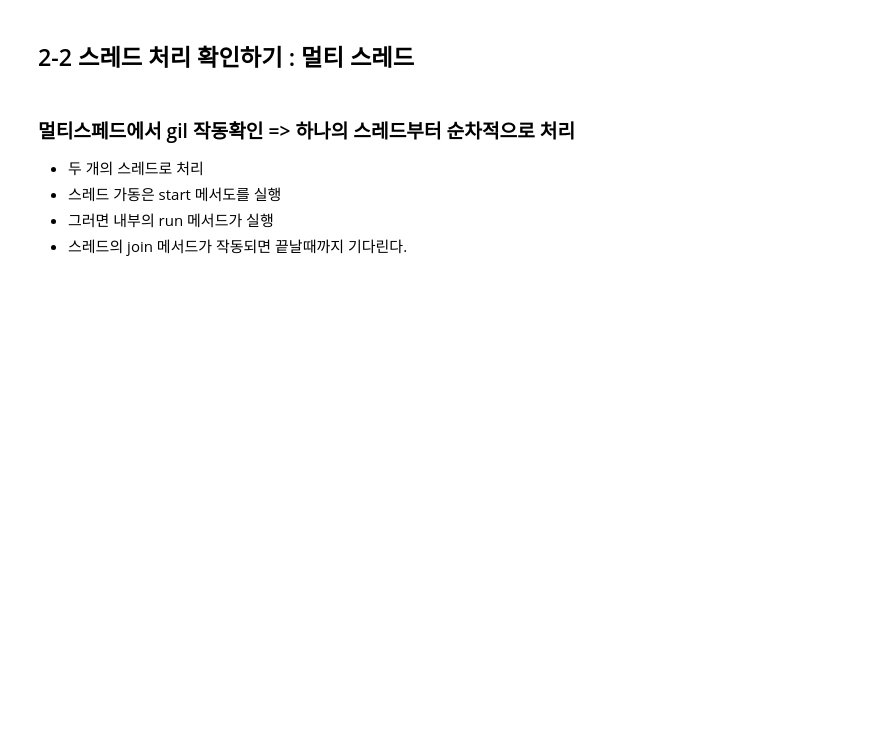
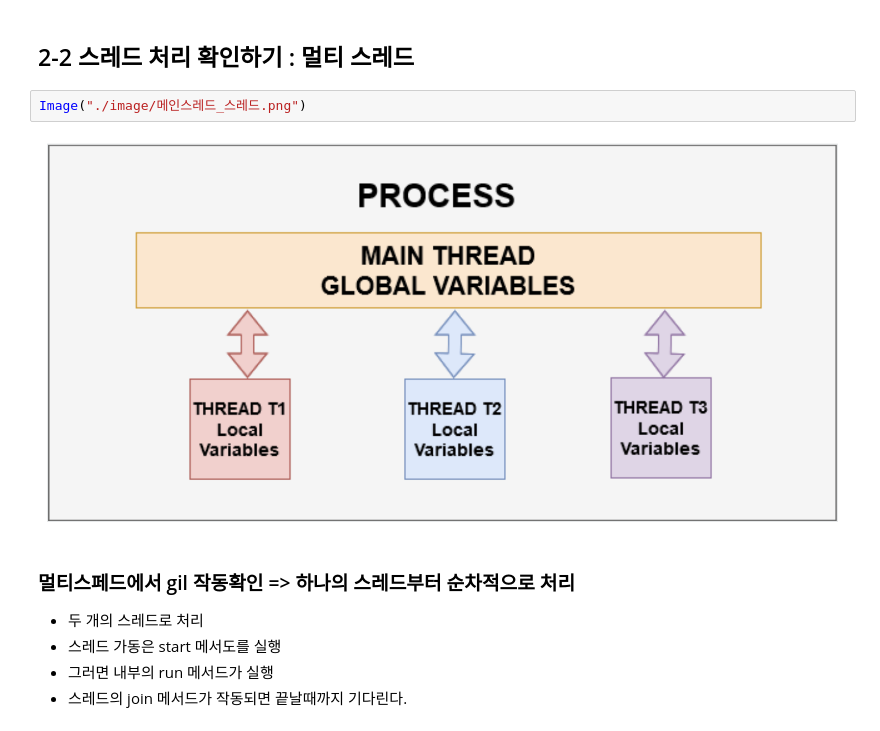
Before and after one commit to zerosum99/js_fluentpython_study, a Jupyter notebook: 2024_2월_2주차_동시성/1_1_동시성_mutlitheading_스레드 기초.ipynb, the cells around one changed output. Drawn from its saved outputs; the diff is of its cells as text; blank space fills up the shorter version.

```diff
--- a/2024_2월_2주차_동시성/1_1_동시성_mutlitheading_스레드 기초.ipynb
+++ b/2024_2월_2주차_동시성/1_1_동시성_mutlitheading_스레드 기초.ipynb
@@ -260,6 +260,10 @@ count : 1000000
 Single-threaded result: 0
 # %% [markdown]
 ## 2-2 스레드 처리 확인하기 : 멀티 스레드
+# %%
+Image("./image/메인스레드_스레드.png")
+# %% [output]
+[figure, added]
 # %% [markdown]
 ### 멀티스페드에서 gil 작동확인  => 하나의 스레드부터 순차적으로 처리
 
```
Also changed, not shown: 1 other file.
